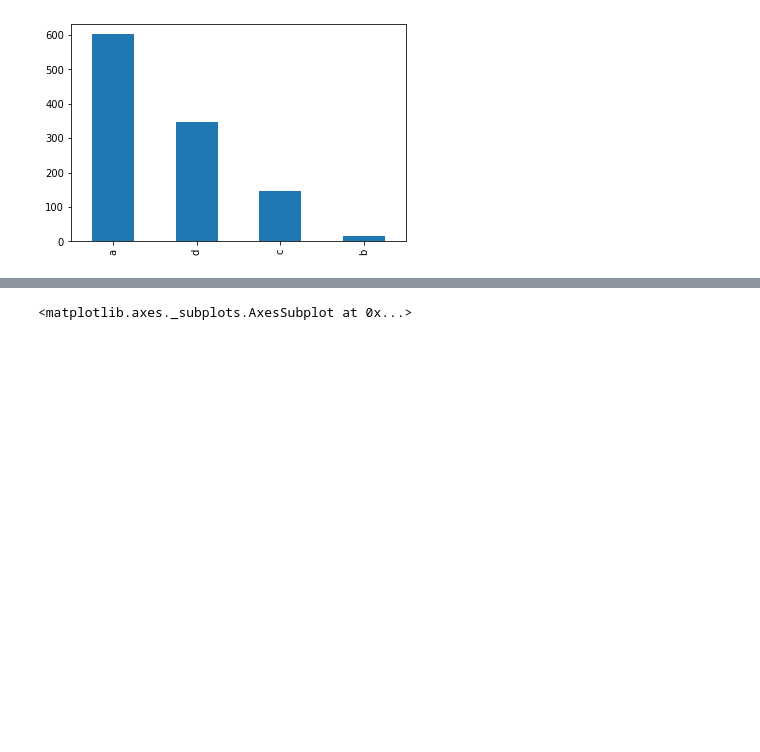
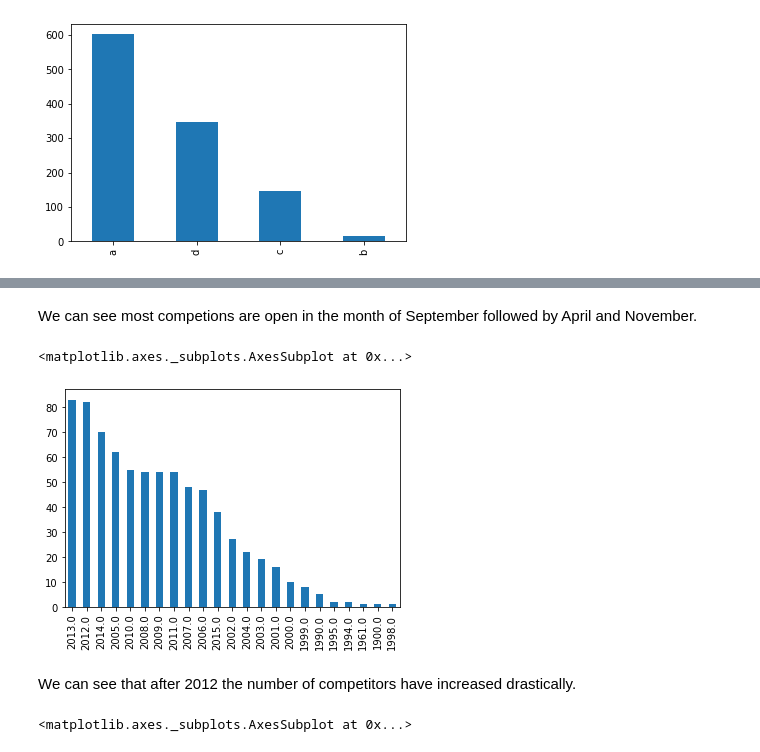
Before and after one commit to DrKamaleshR/Supervised-ML-regression, a Jupyter notebook: Rossmann_Sales_Prediction_Capstone_Project.ipynb, the cells around one changed output, grey strips where cells are left out. Saved outputs shown, nothing was run; the diff lists cells and outputs as text; code cells hidden in the pictures; blank space fills up the shorter version.

```diff
--- a/Rossmann_Sales_Prediction_Capstone_Project.ipynb
+++ b/Rossmann_Sales_Prediction_Capstone_Project.ipynb
@@ -351,3 +393,12 @@ store_df['StoreType'].value_counts().plot(kind='bar')
+# %% [markdown]
+We can see most competions are open in the month of September followed by April and November.
+# %%
+store_df['CompetitionOpenSinceYear'].value_counts().plot(kind='bar')
+# %% [output]
+<matplotlib.axes._subplots.AxesSubplot at 0x...>
+[figure, added]
+# %% [markdown]
+We can see that after 2012 the number of competitors have increased drastically.
 # %%
 #continous data visualisation
 plt.figure(figsize=(15,10))
```
Also changed, not shown: parts of 24 cells of this notebook.
